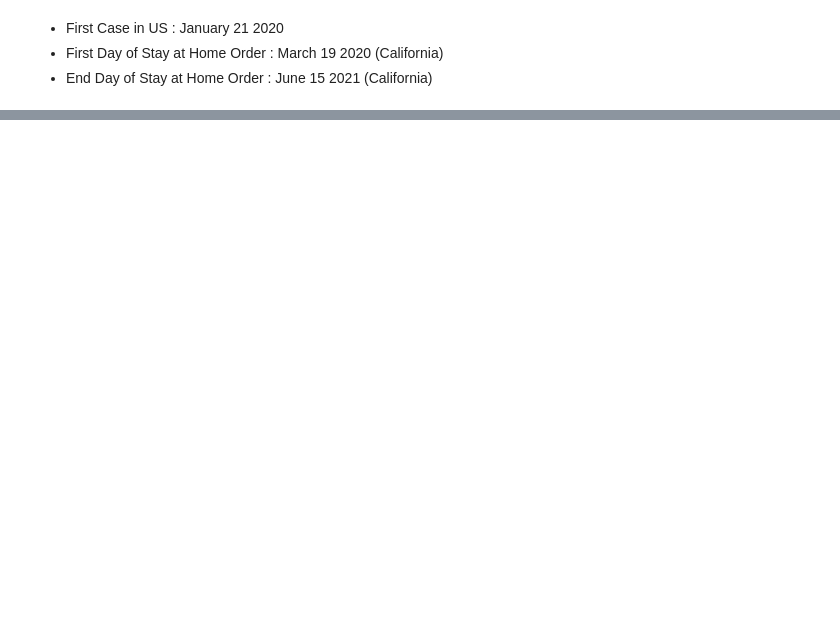
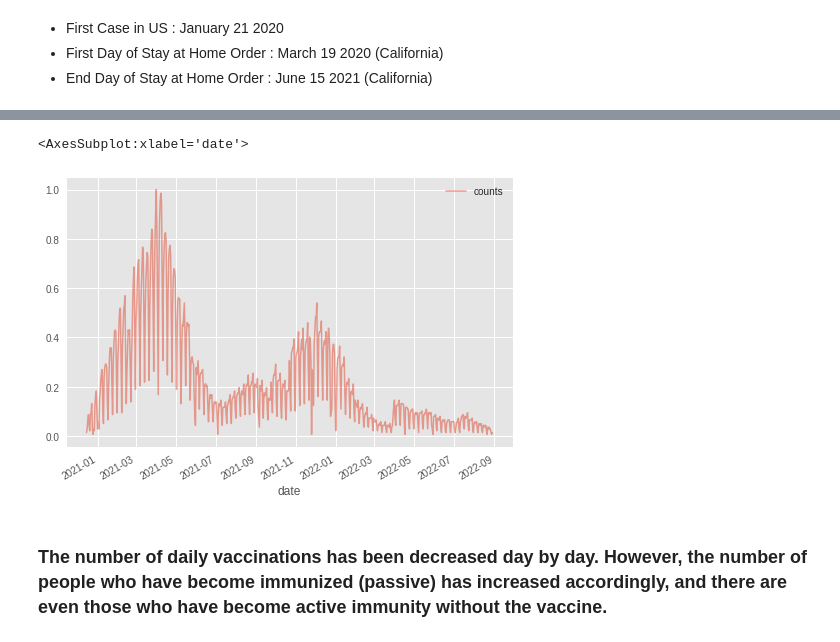
Before and after one commit to turkalpmd/is-boster-shot-necessary-time_series, a Jupyter notebook: time_trends.ipynb, the cells around one changed output, grey strips where cells are left out. Saved outputs shown, nothing was run; the diff lists cells and outputs as text; code cells hidden in the pictures; blank space fills up the shorter version.

```diff
--- a/time_trends.ipynb
+++ b/time_trends.ipynb
@@ -249,0 +129,23 @@ first_omicron = pd.to_datetime(np.array("30/11/2021"))
+# %%
+vaccine = pd.read_csv("vaccine.csv")
+vaccine = vaccine[vaccine.Code=="USA"]
+vaccine['date'] = pd.to_datetime(vaccine['Day'], format="%Y-%m-%d")
+vaccine['date'] = pd.to_datetime(vaccine['date'], unit='s')
+# Count for per hundred people
+vaccine.rename(columns={"total_vaccinations_per_hundred":"counts"},inplace=True)
+vaccine.drop(columns=["Entity","Code","Day"],inplace=True)
+vaccine["counts"] = vaccine["counts"].diff()
+vaccine.counts = vaccine.counts.apply(lambda x: x if x >=0 else 0)
+scaled_counts = scaler.fit_transform(vaccine[["counts"]])
+vaccine.counts = scaled_counts
+vaccine.sort_values(by="date",ascending=True,inplace=True)
+vaccine.reset_index(drop="index",inplace=True)
+vaccine = vaccine.set_index('date')
+vaccine.index = pd.to_datetime(vaccine.index)
+vaccine = vaccine[vaccine.counts>0]
+vaccine.plot(alpha=0.5,linewidth=1.5)
+# %% [output]
+<AxesSubplot:xlabel='date'>
+[figure, added]
+# %% [markdown]
+### The number of daily vaccinations has been decreased day by day. However, the number of people who have become immunized (passive) has increased accordingly, and there are even those who have become active immunity without the vaccine.
```
Also changed, not shown: parts of 52 cells of this notebook, 8 other files.
